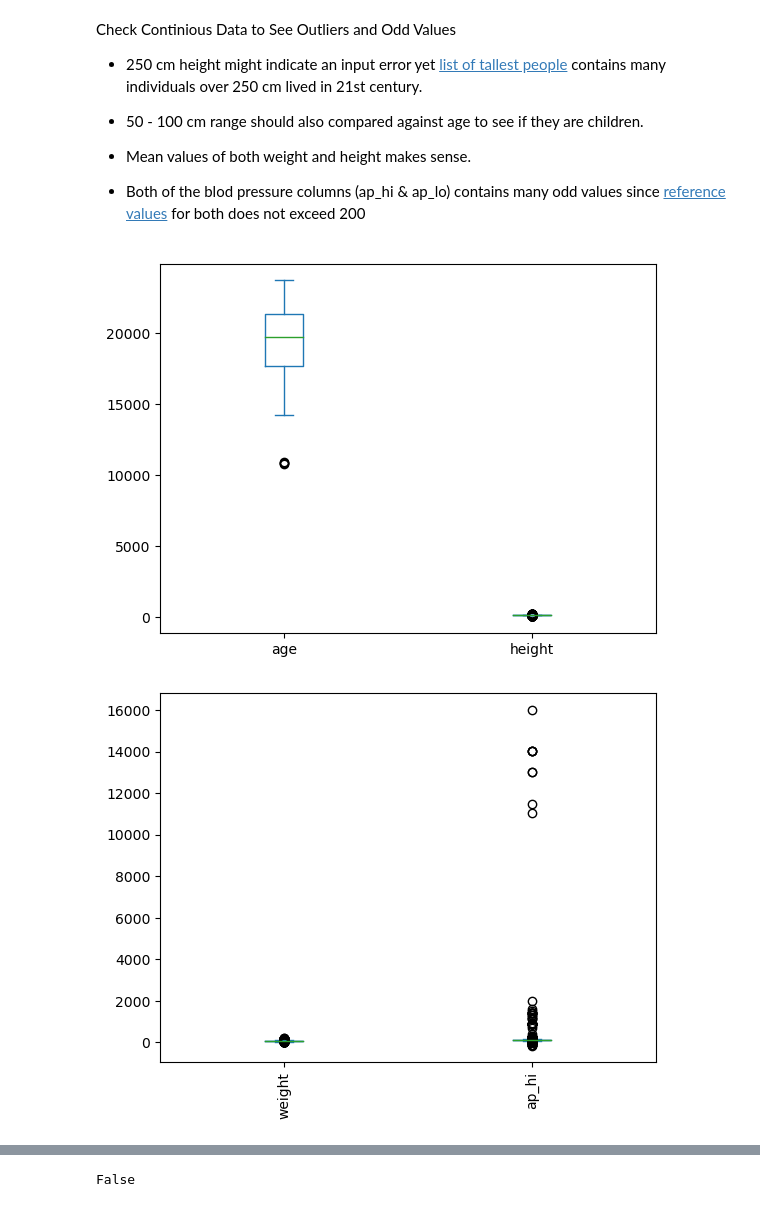
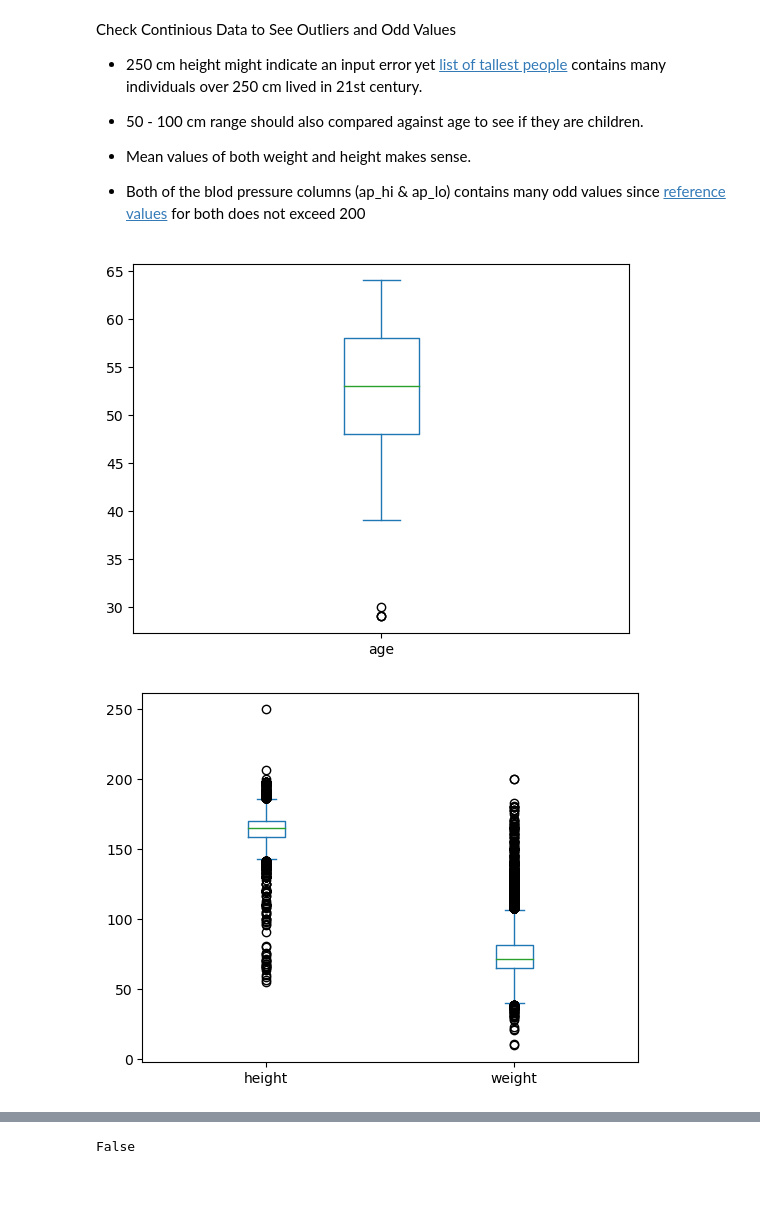
Before and after one commit to hanzale/kaggle_cardio_diagnosis, a Jupyter notebook: notebooks/1.0-ak-initial-data-exploration.ipynb, the cells around one changed output, grey strips where cells are left out. Drawn from its saved outputs; the diff is of its cells as text; code cells hidden in the pictures.

```diff
--- a/notebooks/1.0-ak-initial-data-exploration.ipynb
+++ b/notebooks/1.0-ak-initial-data-exploration.ipynb
@@ -151,10 +151,12 @@ Check Continious Data to See Outliers and Odd Values
 - Both of the blod pressure columns (ap_hi & ap_lo) contains many odd values since [reference values](https://en.wikipedia.org/wiki/Blood_pressure) for both does not exceed 200
 # %%
 #grouped by reference value ranges of columns in order to properly visualize different scales together and id is conciously left out
-df[continious_columns[1:3]].plot(kind='box')
-df[continious_columns[3:5]].plot(kind='box')
+df[continious_columns[1]].astype(int) // 365).plot(kind='box'
+df[continious_columns[2:4]].plot(kind='box')
+
+df[continious_columns[4:]].plot(kind='box')
 plt.xticks(rotation=90)
 plt.show()
 # %% [output]
-[figure, old version]
+[figure, new version]
-[figure, old version]
+[figure, new version]
```
Also changed, not shown: parts of 1 cell of this notebook, 32 other files.
